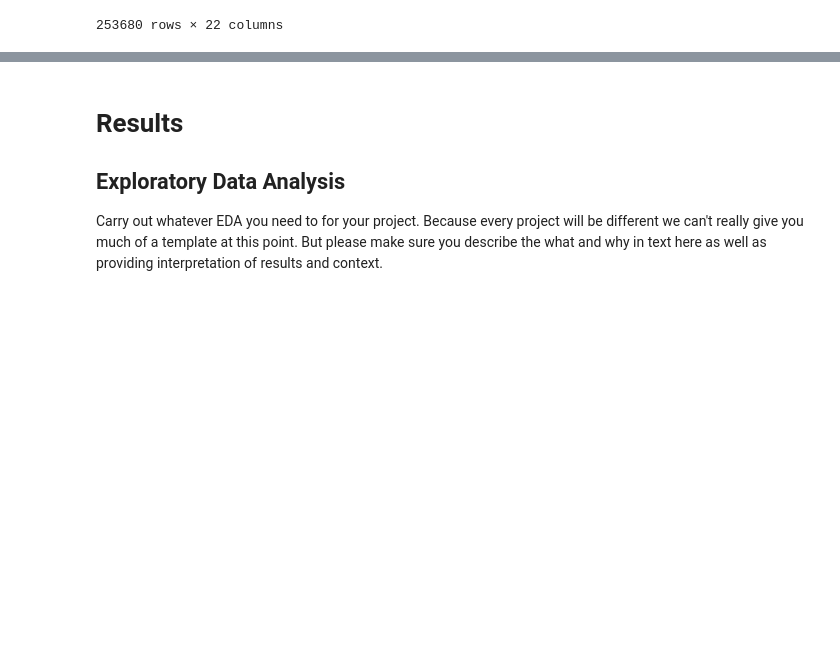
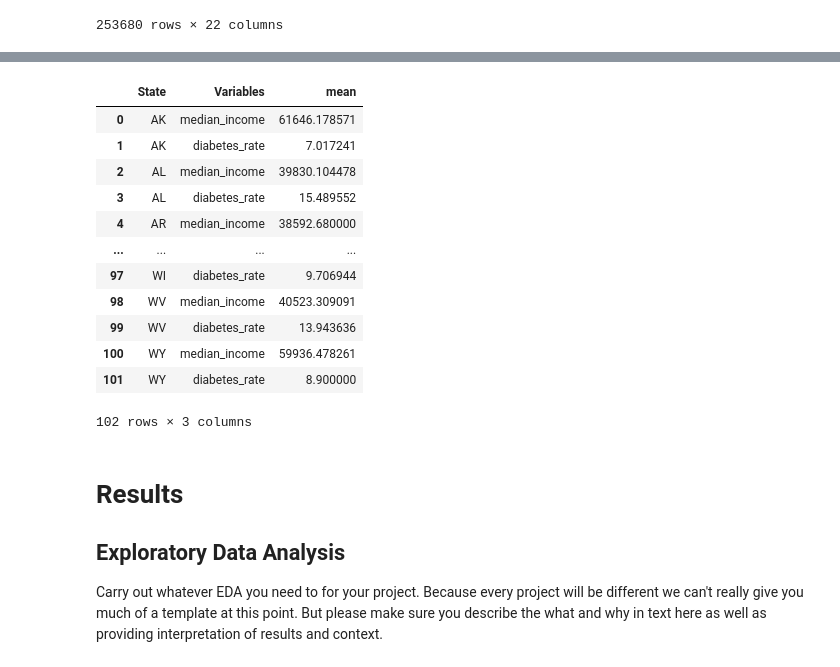
Before and after one commit to edwin815/diabetes_analysis, a Jupyter notebook: EDACheckpoint_Group132_WI24.ipynb, the cells around one changed output, grey strips where cells are left out. Drawn from its saved outputs; the diff is of its cells as text; code cells hidden in the pictures; blank space fills up the shorter version.

Commit message:
updated dataset 2 and added StateAndCounty data file

```diff
--- a/EDACheckpoint_Group132_WI24.ipynb
+++ b/EDACheckpoint_Group132_WI24.ipynb
@@ -167,3 +114,30 @@ dtype: int64
+# %%
+# ## YOUR CODE TO LOAD/CLEAN/TIDY/WRANGLE THE DATA GOES HERE
+# ## FEEL FREE TO ADD MULTIPLE CELLS PER SECTION
+
+df2 = pd.read_csv("StateAndCountyData.csv")
+df2 = df2[(df2["Variable_Code"] == "MEDHHINC15") | (df2["Variable_Code"] == "PCT_DIABETES_ADULTS13")]
+df2 = df2.drop(columns = ["FIPS", "County"])
+df2 = df2.groupby(["State", "Variable_Code"])["Value"].agg(["sum", "mean"]).reset_index()
+df2["Variable_Code"] = df2["Variable_Code"].replace("MEDHHINC15", "median_income")
+df2["Variable_Code"] = df2["Variable_Code"].replace("PCT_DIABETES_ADULTS13", "diabetes_rate")
+df2 = df2.rename(columns = {"Variable_Code": "Variables"})
+df2 = df2.drop(columns = ["sum"])
+df2
+# %% [output]
+|  | State | Variables | mean |
+| 0 | AK | median_income | 61646.178571 |
+| 1 | AK | diabetes_rate | 7.017241 |
+| 2 | AL | median_income | 39830.104478 |
+| 3 | AL | diabetes_rate | 15.489552 |
+| 4 | AR | median_income | 38592.680000 |
+| ... | ... | ... | ... |
+| 97 | WI | diabetes_rate | 9.706944 |
+| 98 | WV | median_income | 40523.309091 |
+| 99 | WV | diabetes_rate | 13.943636 |
+| 100 | WY | median_income | 59936.478261 |
+| 101 | WY | diabetes_rate | 8.900000 |
+102 rows × 3 columns
 # %% [markdown]
 # Results
 
```
Also changed, not shown: parts of 20 cells of this notebook, 1 other file.
